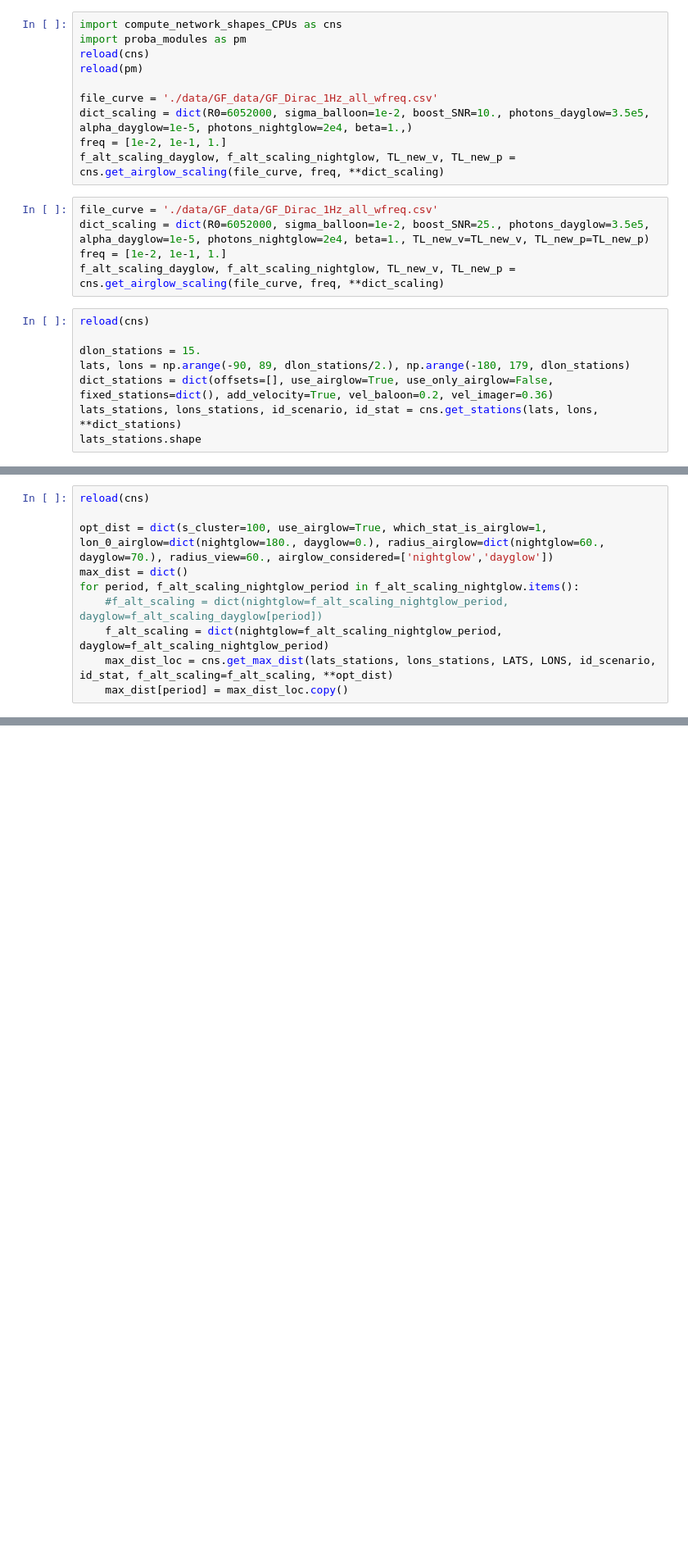
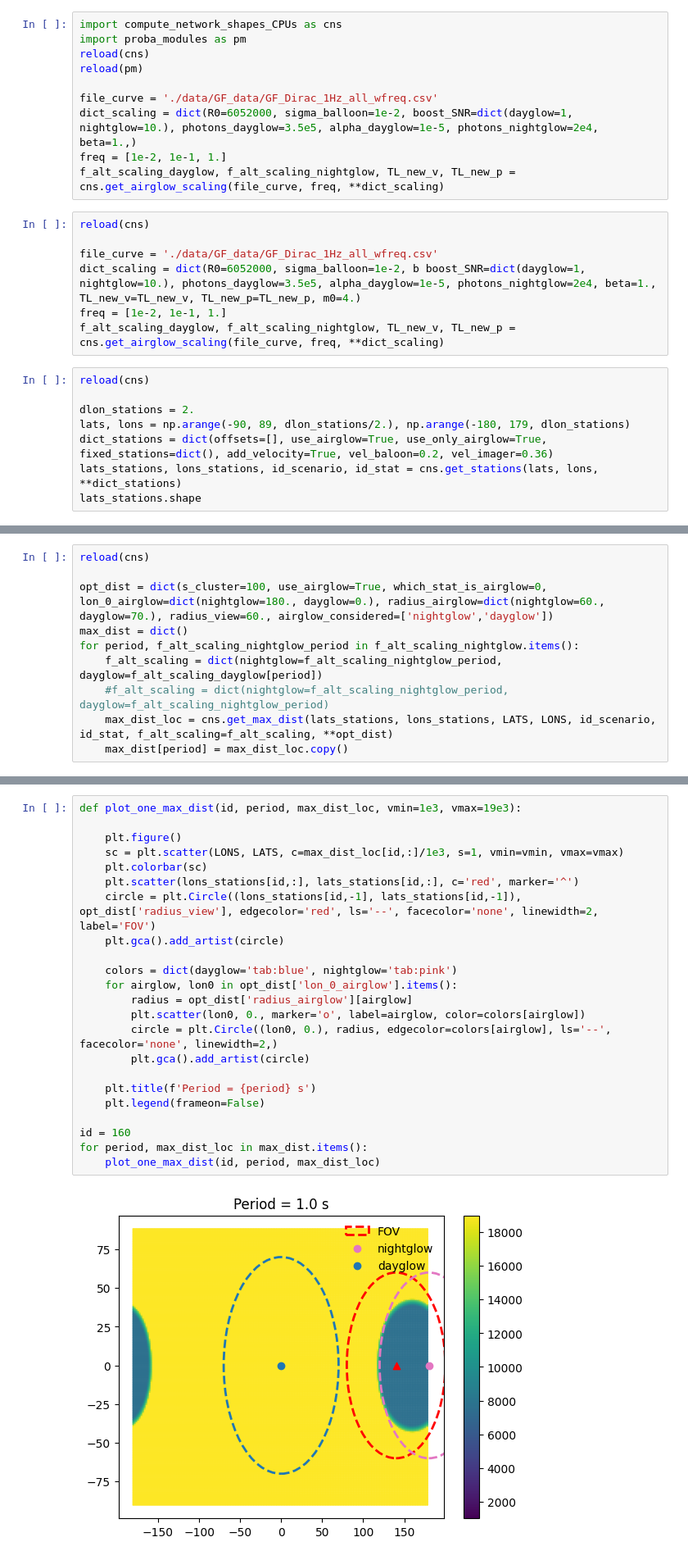
Before and after one commit to QuentinBrissaud/Venus_Detectability, a Jupyter notebook: compute_network_shapes.ipynb, the cells around one changed output, grey strips where cells are left out. Shown: that part at 82% size. Cells and saved outputs as stored; diff of their text form; blank space fills up the shorter version.

Commit message:
add airglow ratios

```diff
--- a/compute_network_shapes.ipynb
+++ b/compute_network_shapes.ipynb
@@ -26,20 +26,22 @@ reload(cns)
 reload(pm)
 
 file_curve = './data/GF_data/GF_Dirac_1Hz_all_wfreq.csv'
-dict_scaling = dict(R0=6052000, sigma_balloon=1e-2, boost_SNR=10., photons_dayglow=3.5e5, alpha_dayglow=1e-5, photons_nightglow=2e4, beta=1.,)
+dict_scaling = dict(R0=6052000, sigma_balloon=1e-2, boost_SNR=dict(dayglow=1, nightglow=10.), photons_dayglow=3.5e5, alpha_dayglow=1e-5, photons_nightglow=2e4, beta=1.,)
 freq = [1e-2, 1e-1, 1.]
 f_alt_scaling_dayglow, f_alt_scaling_nightglow, TL_new_v, TL_new_p = cns.get_airglow_scaling(file_curve, freq, **dict_scaling)
 # %%
+reload(cns)
+
 file_curve = './data/GF_data/GF_Dirac_1Hz_all_wfreq.csv'
-dict_scaling = dict(R0=6052000, sigma_balloon=1e-2, boost_SNR=25., photons_dayglow=3.5e5, alpha_dayglow=1e-5, photons_nightglow=2e4, beta=1., TL_new_v=TL_new_v, TL_new_p=TL_new_p)
+dict_scaling = dict(R0=6052000, sigma_balloon=1e-2, b boost_SNR=dict(dayglow=1, nightglow=10.), photons_dayglow=3.5e5, alpha_dayglow=1e-5, photons_nightglow=2e4, beta=1., TL_new_v=TL_new_v, TL_new_p=TL_new_p, m0=4.)
 freq = [1e-2, 1e-1, 1.]
 f_alt_scaling_dayglow, f_alt_scaling_nightglow, TL_new_v, TL_new_p = cns.get_airglow_scaling(file_curve, freq, **dict_scaling)
 # %%
 reload(cns)
 
-dlon_stations = 15.
+dlon_stations = 2.
 lats, lons = np.arange(-90, 89, dlon_stations/2.), np.arange(-180, 179, dlon_stations)
-dict_stations = dict(offsets=[], use_airglow=True, use_only_airglow=False, fixed_stations=dict(), add_velocity=True, vel_baloon=0.2, vel_imager=0.36)
+dict_stations = dict(offsets=[], use_airglow=True, use_only_airglow=True, fixed_stations=dict(), add_velocity=True, vel_baloon=0.2, vel_imager=0.36)
 lats_stations, lons_stations, id_scenario, id_stat = cns.get_stations(lats, lons, **dict_stations)
 lats_stations.shape
 # %% [output]
@@ -47,10 +49,10 @@ lats_stations.shape
 # %%
 reload(cns)
 
-opt_dist = dict(s_cluster=100, use_airglow=True, which_stat_is_airglow=1, lon_0_airglow=dict(nightglow=180., dayglow=0.), radius_airglow=dict(nightglow=60., dayglow=70.), radius_view=60., airglow_considered=['nightglow','dayglow'])
+opt_dist = dict(s_cluster=100, use_airglow=True, which_stat_is_airglow=0, lon_0_airglow=dict(nightglow=180., dayglow=0.), radius_airglow=dict(nightglow=60., dayglow=70.), radius_view=60., airglow_considered=['nightglow','dayglow'])
 max_dist = dict()
 for period, f_alt_scaling_nightglow_period in f_alt_scaling_nightglow.items():
-    #f_alt_scaling = dict(nightglow=f_alt_scaling_nightglow_period, dayglow=f_alt_scaling_dayglow[period])
-    f_alt_scaling = dict(nightglow=f_alt_scaling_nightglow_period, dayglow=f_alt_scaling_nightglow_period)
+    f_alt_scaling = dict(nightglow=f_alt_scaling_nightglow_period, dayglow=f_alt_scaling_dayglow[period])
+    #f_alt_scaling = dict(nightglow=f_alt_scaling_nightglow_period, dayglow=f_alt_scaling_nightglow_period)
     max_dist_loc = cns.get_max_dist(lats_stations, lons_stations, LATS, LONS, id_scenario, id_stat, f_alt_scaling=f_alt_scaling, **opt_dist)
     max_dist[period] = max_dist_loc.copy()
@@ -117,0 +59,25 @@ for period, max_dist_loc in max_dist.items():
+# %%
+def plot_one_max_dist(id, period, max_dist_loc, vmin=1e3, vmax=19e3):
+
+    plt.figure()
+    sc = plt.scatter(LONS, LATS, c=max_dist_loc[id,:]/1e3, s=1, vmin=vmin, vmax=vmax)
+    plt.colorbar(sc)
+    plt.scatter(lons_stations[id,:], lats_stations[id,:], c='red', marker='^')
+    circle = plt.Circle((lons_stations[id,-1], lats_stations[id,-1]), opt_dist['radius_view'], edgecolor='red', ls='--', facecolor='none', linewidth=2, label='FOV')
+    plt.gca().add_artist(circle)
+
+    colors = dict(dayglow='tab:blue', nightglow='tab:pink')
+    for airglow, lon0 in opt_dist['lon_0_airglow'].items():
+        radius = opt_dist['radius_airglow'][airglow]
+        plt.scatter(lon0, 0., marker='o', label=airglow, color=colors[airglow])
+        circle = plt.Circle((lon0, 0.), radius, edgecolor=colors[airglow], ls='--', facecolor='none', linewidth=2,)
+        plt.gca().add_artist(circle)
+
+    plt.title(f'Period = {period} s')
+    plt.legend(frameon=False)
+
+id = 160
+for period, max_dist_loc in max_dist.items():
+    plot_one_max_dist(id, period, max_dist_loc)
+# %% [output]
+[figure, added]
```
Also changed, not shown: parts of 7 cells of this notebook, 9 other files.
